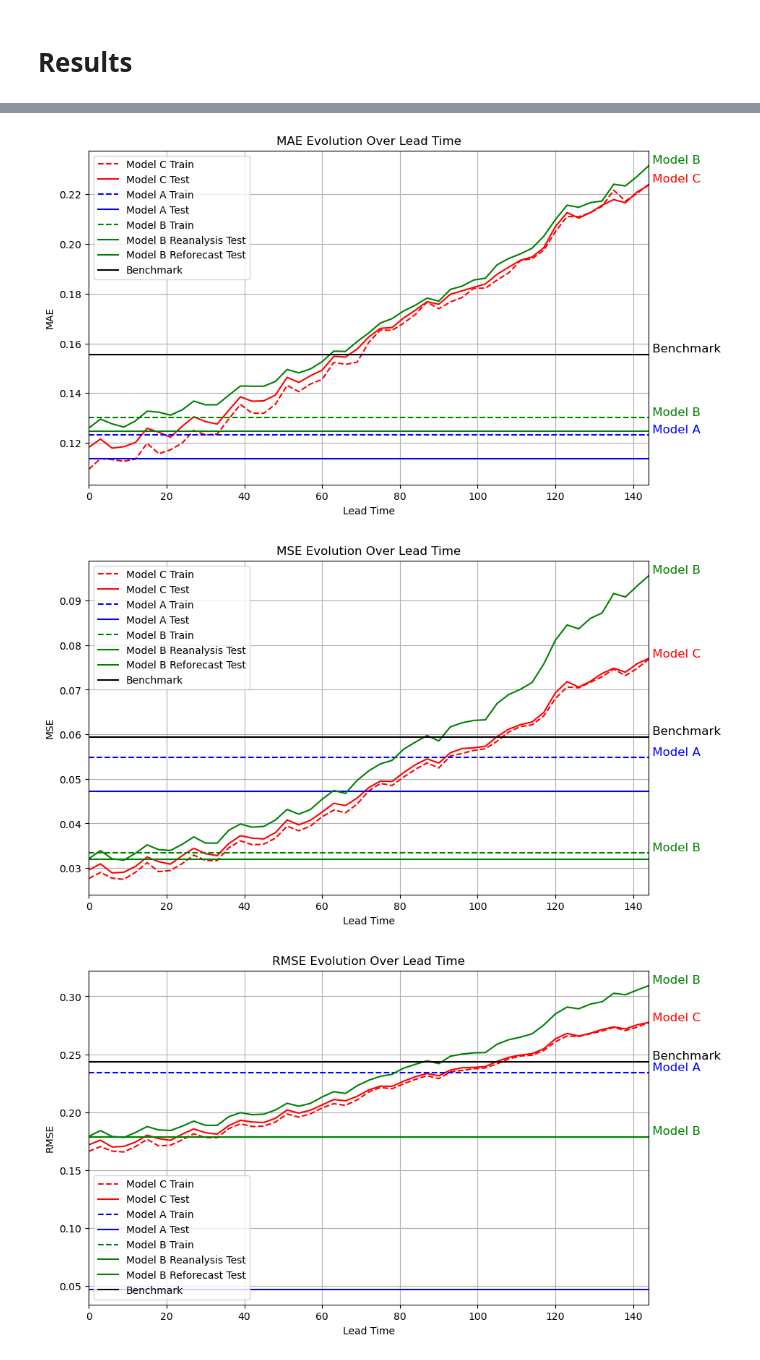
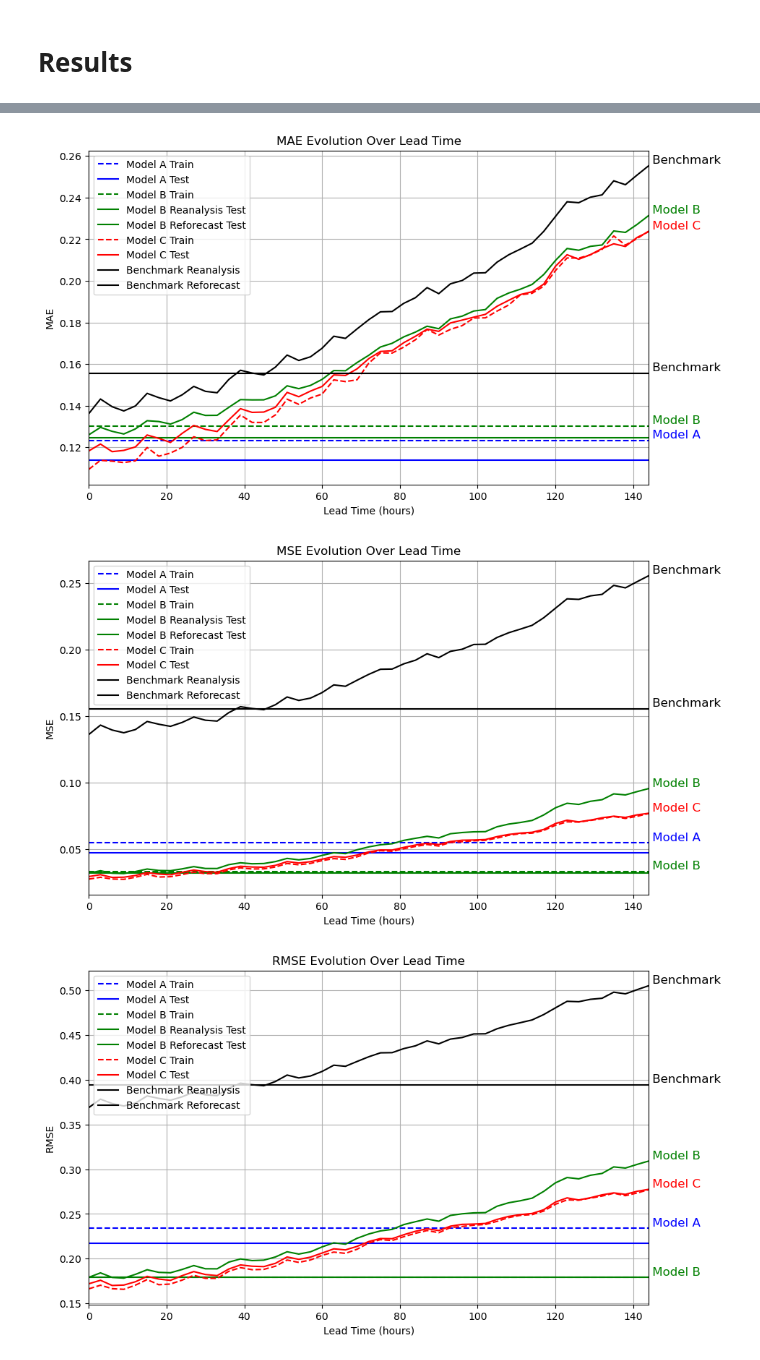
Before and after one commit to el-gif/Webapp, a Jupyter notebook: Figures_with_model.ipynb, the cells around one changed output, grey strips where cells are left out. Saved outputs shown, nothing was run; the diff lists cells and outputs as text; code cells hidden in the pictures.

```diff
--- a/Figures_with_model.ipynb
+++ b/Figures_with_model.ipynb
@@ -19,7 +19,7 @@ model_A_rmse_train = metrics_model_A["Training"]["normalised"]["RMSE"]
 model_A_huber_test = metrics_model_A["Testing"]["normalised"]["Huber"]
 model_A_mae_test = metrics_model_A["Testing"]["normalised"]["MAE"]
 model_A_mse_test = metrics_model_A["Testing"]["normalised"]["MSE"]
-model_A_rmse_test = metrics_model_A["Testing"]["normalised"]["MSE"]
+model_A_rmse_test = metrics_model_A["Testing"]["normalised"]["RMSE"]
 
 # Model B
 metrics_model_B_reanalysis = joblib.load("modelB/parameters/metrics.pkl")
@@ -56,21 +56,25 @@ model_C_mse_train = [metrics_model_C[lt]["Testing"]["MSE"] for lt in lead_times]
 model_C_rmse_train = [metrics_model_C[lt]["Testing"]["RMSE"] for lt in lead_times]
 
 # Benchmark values
-metrics_benchmark = joblib.load("Benchmark/metrics/metrics_benchmark_2.pkl")
-benchmark_huber = metrics_benchmark["Huber"]
-benchmark_mae = metrics_benchmark["MAE"]
-benchmark_mse = metrics_benchmark["MSE"]
-benchmark_rmse = metrics_benchmark["RMSE"]
+# tested on reanalysis data
+metrics_benchmark_reanalysis = joblib.load("Benchmark/metrics/metrics_reanalysis_2.pkl")
+benchmark_reanalysis_huber = metrics_benchmark_reanalysis["Huber"]
+benchmark_reanalysis_mae = metrics_benchmark_reanalysis["MAE"]
+benchmark_reanalysis_mse = metrics_benchmark_reanalysis["MSE"]
+benchmark_reanalysis_rmse = metrics_benchmark_reanalysis["RMSE"]
+# tested on reforecast data
+metrics_benchmark_reforecast = joblib.load("Benchmark/metrics/metrics_reforecast_2.pkl")
+lead_times = sorted([key for key in metrics_benchmark_reforecast.keys()])
+benchmark_reforecast_huber = [metrics_benchmark_reforecast[lt]["Huber"] for lt in lead_times]
+benchmark_reforecast_mae = [metrics_benchmark_reforecast[lt]["MAE"] for lt in lead_times]
+benchmark_reforecast_mse = [metrics_benchmark_reforecast[lt]["MSE"] for lt in lead_times]
+benchmark_reforecast_rmse = [metrics_benchmark_reforecast[lt]["RMSE"] for lt in lead_times]
+
 
 # Function for plotting loss evolution
-def plot_loss_evolution(train_metrics, test_metrics, model_a_train, model_a_test,
-                        model_b_train, model_b_reanalysis_test, model_b_reforecast_test, benchmark, ylabel, title):
+def plot_loss_evolution(model_c_train, model_c_test, model_a_train, model_a_test, model_b_train, model_b_reanalysis_test, model_b_reforecast_test, benchmark_reanalysis, benchmark_reforecast, ylabel, title):
 
     plt.figure(figsize=(10, 6))
-
-    # Model C (Train and Test)
-    plt.plot(lead_times, train_metrics, color="red", linestyle="dashed", label="Model C Train")
-    plt.plot(lead_times, test_metrics, color="red", linestyle="solid", label="Model C Test")
 
     # Model A
     plt.axhline(y=model_a_train, color="blue", linestyle="dashed", label="Model A Train")
@@ -81,23 +85,29 @@ def plot_loss_evolution(train_metrics, test_metrics, model_a_train, model_a_test
     plt.axhline(y=model_b_reanalysis_test, color="green", linestyle="solid", label="Model B Reanalysis Test")
     plt.plot(lead_times, model_b_reforecast_test, color="green", linestyle="solid", label="Model B Reforecast Test")
 
+    # Model C (Train and Test)
+    plt.plot(lead_times, model_c_train, color="red", linestyle="dashed", label="Model C Train")
+    plt.plot(lead_times, model_c_test, color="red", linestyle="solid", label="Model C Test")
+
     # Benchmark
-    plt.axhline(y=benchmark, color="black", linestyle="solid", label="Benchmark")
+    plt.axhline(y=benchmark_reanalysis, color="black", linestyle="solid", label="Benchmark Reanalysis")
+    plt.plot(lead_times, benchmark_reforecast, color="black", linestyle="solid", label="Benchmark Reforecast")
 
     # Add text labels near each line
-    plt.text(lead_times[-1], train_metrics[-1], " Model C", color="red", fontsize=12, verticalalignment='bottom')
     plt.text(lead_times[-1], model_a_train, " Model A", color="blue", fontsize=12, verticalalignment='bottom')
     plt.text(lead_times[-1], model_b_train, " Model B", color="green", fontsize=12, verticalalignment='bottom')
     plt.text(lead_times[-1], model_b_reforecast_test[-1], " Model B", color="green", fontsize=12, verticalalignment='bottom')
-    plt.text(lead_times[-1], benchmark, " Benchmark", color="black", fontsize=12, verticalalignment='bottom')
+    plt.text(lead_times[-1], model_c_train[-1], " Model C", color="red", fontsize=12, verticalalignment='bottom')
+    plt.text(lead_times[-1], benchmark_reanalysis, " Benchmark", color="black", fontsize=12, verticalalignment='bottom')
+    plt.text(lead_times[-1], benchmark_reforecast[-1], " Benchmark", color="black", fontsize=12, verticalalignment='bottom')
 
     # Add simplified legend for only "Train" and "Test" labels
     # plt.plot([], [], linestyle="dashed", color="black", label="Train")
     # plt.plot([], [], linestyle="solid", color="black", label="Test")
-    plt.legend() # remove labels and uncomment previous two lines to only show "Train" and "Test" in legend
+    plt.legend(loc="upper left") # remove labels and uncomment previous two lines to only show "Train" and "Test" in legend
 
     # Formatting
-    plt.xlabel("Lead Time")
+    plt.xlabel("Lead Time (hours)")
     plt.ylabel(ylabel)
     plt.xlim(0, 144)
     plt.title(title)
@@ -106,21 +116,21 @@ def plot_loss_evolution(train_metrics, test_metrics, model_a_train, model_a_test
 
 # Plot Huber Loss
 plot_loss_evolution(model_C_huber_train, model_C_huber_test, model_A_huber_train, model_A_huber_test,
-                    model_B_huber_train, model_B_reanalysis_huber_test, model_B_reforecast_huber_test, benchmark_huber,
+                    model_B_huber_train, model_B_reanalysis_huber_test, model_B_reforecast_huber_test, benchmark_reanalysis_huber, benchmark_reforecast_huber,
                     "Huber Loss", "Huber Loss Evolution Over Lead Time")
 
 # Plot MAE Loss
 plot_loss_evolution(model_C_mae_train, model_C_mae_test, model_A_mae_train, model_A_mae_test,
-                    model_B_mae_train, model_B_reanalysis_mae_test, model_B_reforecast_mae_test, benchmark_mae,
+                    model_B_mae_train, model_B_reanalysis_mae_test, model_B_reforecast_mae_test, benchmark_reanalysis_mae, benchmark_reforecast_mae,
                     "MAE", "MAE Evolution Over Lead Time")
 
 # Plot MSE Loss
 plot_loss_evolution(model_C_mse_train, model_C_mse_test, model_A_mse_train, model_A_mse_test,
-                    model_B_mse_train, model_B_reanalysis_mse_test, model_B_reforecast_mse_test, benchmark_mse,
+                    model_B_mse_train, model_B_reanalysis_mse_test, model_B_reforecast_mse_test, benchmark_reanalysis_mse, benchmark_reforecast_mse,
                     "MSE", "MSE Evolution Over Lead Time")
 
 # Plot RMSE Loss
 plot_loss_evolution(model_C_rmse_train, model_C_rmse_test, model_A_rmse_train, model_A_rmse_test,
-                    model_B_rmse_train, model_B_reanalysis_rmse_test, model_B_reforecast_rmse_test, benchmark_rmse,
+                    model_B_rmse_train, model_B_reanalysis_rmse_test, model_B_reforecast_rmse_test, benchmark_reanalysis_rmse, benchmark_reforecast_rmse,
                     "RMSE", "RMSE Evolution Over Lead Time")
 # %% [output]
@@ -128,3 +138,3 @@ plot_loss_evolution(model_C_rmse_train, model_C_rmse_test, model_A_rmse_train, m
-[figure, old version]
+[figure, new version]
-[figure, old version]
+[figure, new version]
-[figure, old version]
+[figure, new version]
```
Also changed, not shown: parts of 1 cell of this notebook, 41 other files.
